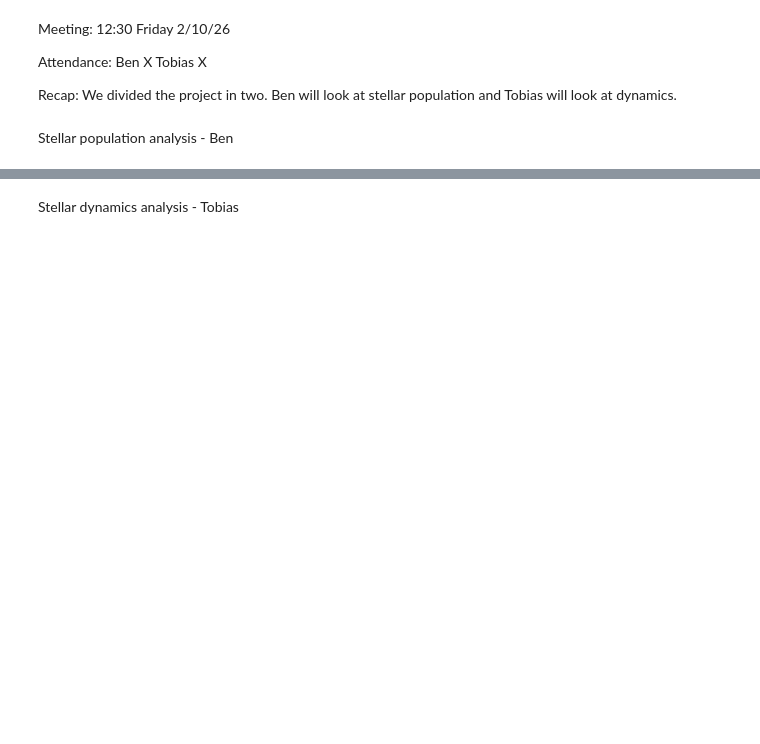
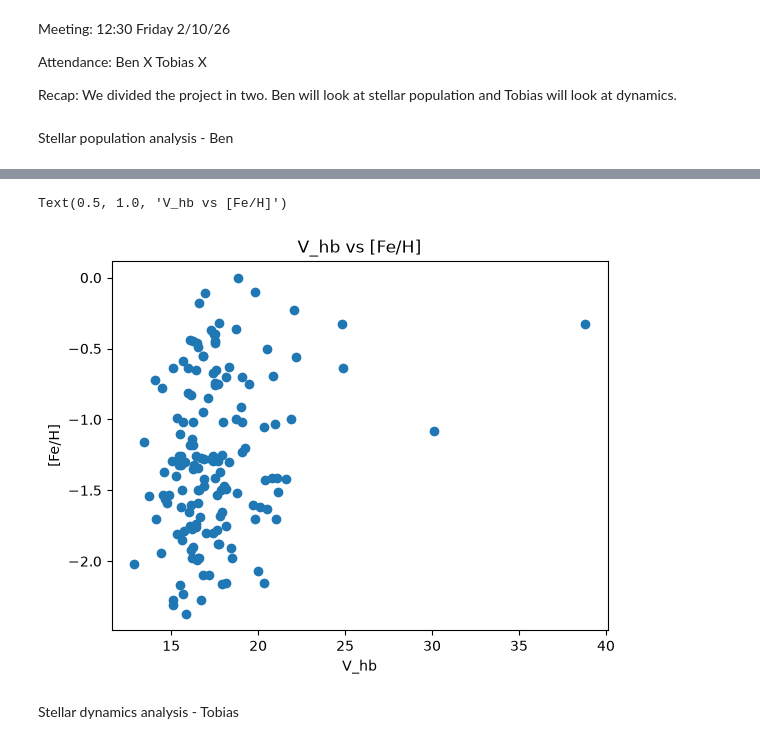
Before and after one commit to eddikebrygger/PHYS3116---Project, a Jupyter notebook: Main_file.ipynb, the cells around one changed output, grey strips where cells are left out. Drawn from its saved outputs; the diff is of its cells as text; code cells hidden in the pictures; blank space fills up the shorter version.

```diff
--- a/Main_file.ipynb
+++ b/Main_file.ipynb
@@ -24,3 +66,12 @@ Stellar population analysis - Ben
+# %%
+plt.figure()
+plt.scatter(V_hb, mtlc)
+plt.xlabel('V_hb')
+plt.ylabel('[Fe/H]')
+plt.title('V_hb vs [Fe/H]')
+# %% [output]
+Text(0.5, 1.0, 'V_hb vs [Fe/H]')
+[figure, added]
 # %% [markdown]
 Stellar dynamics analysis - Tobias
 # %%
```
Also changed, not shown: parts of 5 cells of this notebook.
